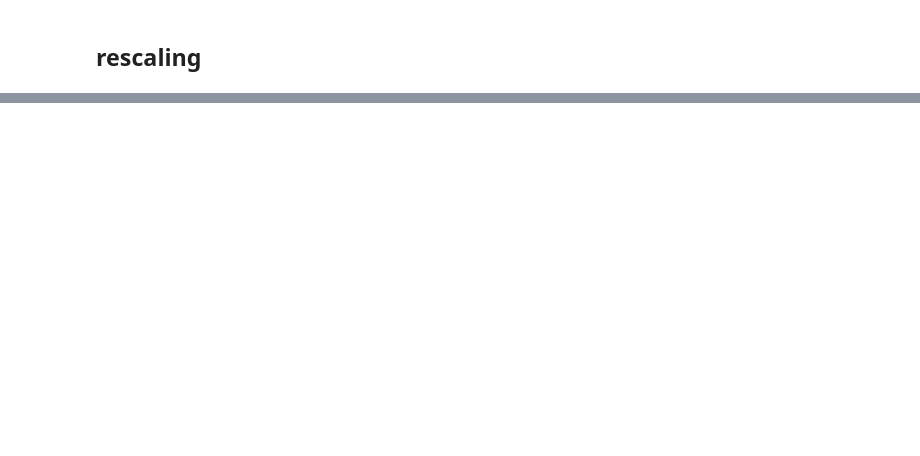
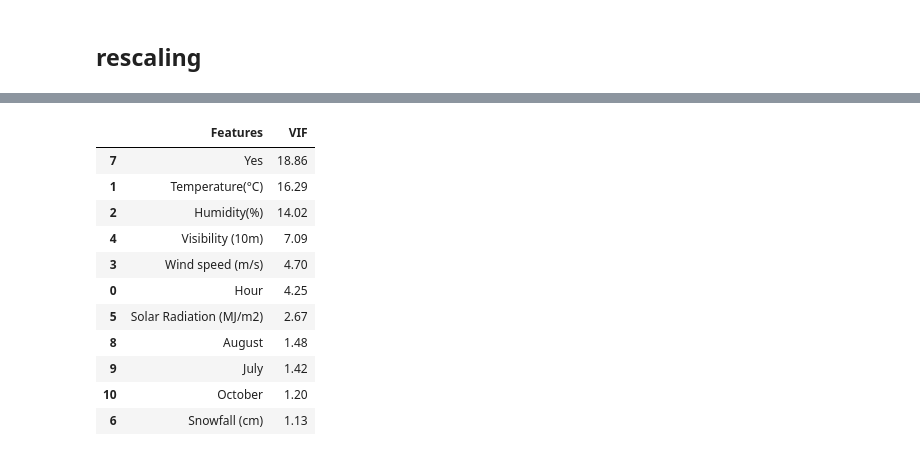
Before and after one commit to Arch0/bike-sharing, a Jupyter notebook: Bike_Sharing_Demand_Prediction_Capstone_Project.ipynb, the cells around one changed output, grey strips where cells are left out. Cells and saved outputs as stored; diff of their text form; code cells hidden in the pictures; blank space fills up the shorter version.

```diff
--- a/Bike_Sharing_Demand_Prediction_Capstone_Project.ipynb
+++ b/Bike_Sharing_Demand_Prediction_Capstone_Project.ipynb
@@ -323,0 +493,6 @@ rfe = rfe.fit(X_train, y_train)
+# %%
+# Creating X_test dataframe with RFE selected variables
+X_train_rfe = X_train[col]
+# %%
+import statsmodels.api as sm
+X_train_rfe = sm.add_constant(X_train_rfe)
@@ -323,0 +521,2 @@ rfe = rfe.fit(X_train, y_train)
+# %%
+X_train_new = X_train_rfe.drop(['Rainfall(mm)'], axis=1)
@@ -323,0 +545,25 @@ rfe = rfe.fit(X_train, y_train)
+# %%
+X_train_new = X_train_new.drop(['const'], axis=1)
+# %%
+from statsmodels.stats.outliers_influence import variance_inflation_factor
+
+vif = pd.DataFrame()
+X = X_train_new
+vif['Features'] = X.columns
+vif['VIF'] = [variance_inflation_factor(X.values, i) for i in range(X.shape[1])]
+vif['VIF'] = round(vif['VIF'], 2)
+vif = vif.sort_values(by = "VIF", ascending = False)
+vif
+# %% [output]
+|  | Features | VIF |
+| 7 | Yes | 18.86 |
+| 1 | Temperature(°C) | 16.29 |
+| 2 | Humidity(%) | 14.02 |
+| 4 | Visibility (10m) | 7.09 |
+| 3 | Wind speed (m/s) | 4.70 |
+| 0 | Hour | 4.25 |
+| 5 | Solar Radiation (MJ/m2) | 2.67 |
+| 8 | August | 1.48 |
+| 9 | July | 1.42 |
+| 10 | October | 1.20 |
+| 6 | Snowfall (cm) | 1.13 |
```
Also changed, not shown: parts of 35 cells of this notebook.
